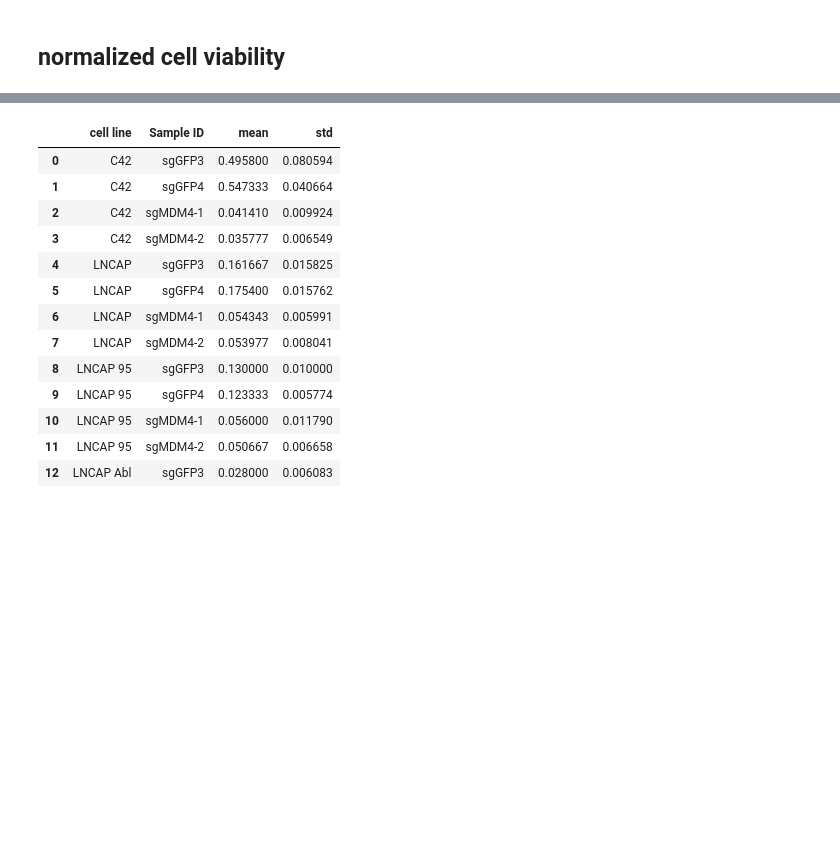
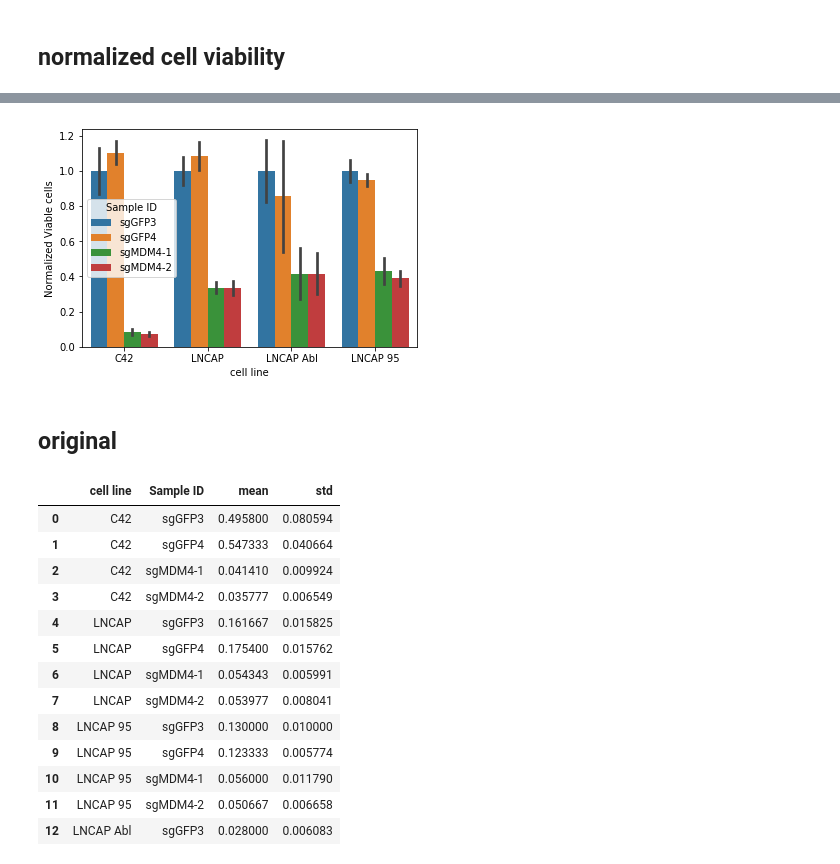
Before and after one commit to marakeby/pnet_prostate_paper, a Jupyter notebook: review/screens/CRISPR.ipynb, the cells around one changed output, grey strips where cells are left out. Saved outputs shown, nothing was run; the diff lists cells and outputs as text; code cells hidden in the pictures; blank space fills up the shorter version.

```diff
--- a/review/screens/CRISPR.ipynb
+++ b/review/screens/CRISPR.ipynb
@@ -27,0 +50,4 @@ del df['Total cells']
+# %%
+normalizing_frame = df[df['Sample ID']=='sgGFP3'].groupby(['cell line']).mean()
+# ['mean'].to_frame()
+normalizing_frame
@@ -27,0 +70,5 @@ del df['Total cells']
+# %%
+normalized_df = df.join(normalizing_frame, on=['cell line'], rsuffix = '_base')
+normalized_df['Normalized Viable cells'] = normalized_df['Viable cells']/normalized_df['Viable cells_base']
+normalized_df
+# normalized_df['Normalized Cell Count'] = normalized_df['Viable cells']/normalized_df['Viable cells']
@@ -28,3 +93,9 @@ del df['Total cells']
+# %%
+sns.barplot(x="cell line", y="Normalized Viable cells", hue="Sample ID", data=normalized_df, ci='sd');
+# %% [output]
+[figure, added]
+# %% [markdown]
+## original
 # %%
 dd= df.groupby(['cell line','Sample ID']).agg([np.mean, np.std])
 dd.columns= dd.columns.droplevel(0)
```
Also changed, not shown: parts of 5 cells of this notebook, 18 other files.
